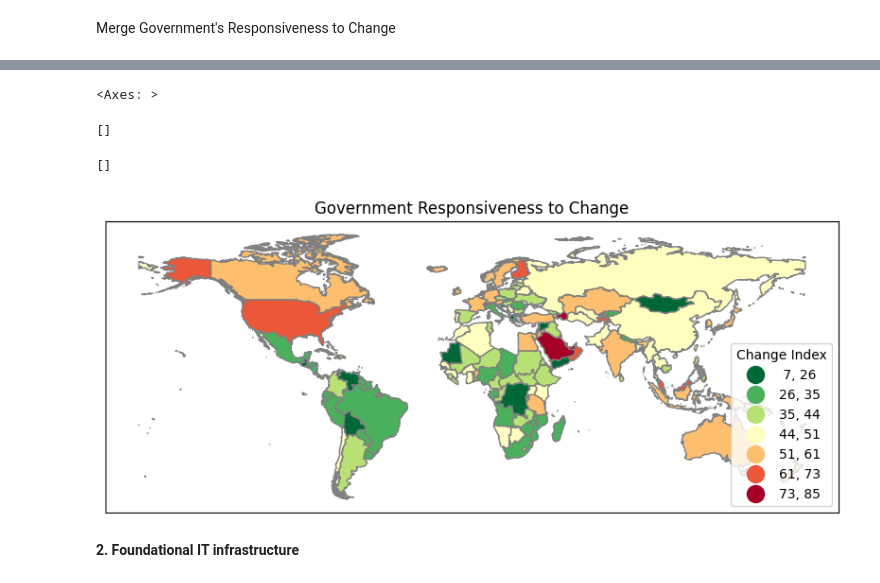
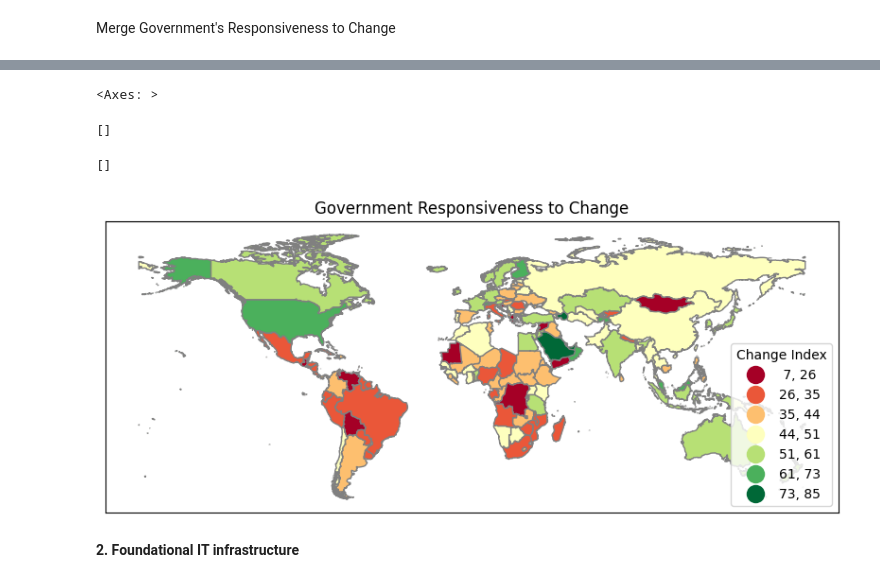
Before and after one commit to ojobo-tech/gisfordatascience, a Jupyter notebook: ps1_ai_adoption_map.ipynb, the cells around one changed output, grey strips where cells are left out. Cells and saved outputs as stored; diff of their text form; code cells hidden in the pictures.

```diff
--- a/ps1_ai_adoption_map.ipynb
+++ b/ps1_ai_adoption_map.ipynb
@@ -244,22 +435,22 @@ wd_map2 = pd.merge(wd_map, ai_readiness_indicators, on='Country', how='inner', i
 [179 rows x 2 columns]
 # %%
 fig, ax = plt.subplots(1, figsize=(10,20))
-wd_map2.plot(ax=ax,column='Government responsiveness to change',legend=True,cmap='RdYlGn_r',
+wd_map2.plot(ax=ax,column='Government responsiveness to change',legend=True,cmap='RdYlGn',
           scheme='natural_breaks',k=7, edgecolor='grey',linewidth=1,
           legend_kwds= {"fmt": "{:,.0f}",'loc':'lower right','markerscale':1.4})
 leg1 = ax.get_legend()
 leg1.set_title('''Change Index''')
 ax.title.set_text("Government Responsiveness to Change")
 ax.set_xticks([]) #kills xticks
 ax.set_yticks([]) #kills xticks
 #ax.set_xlabel('''source/definition: zillow.com/research/data''')
 #plt.savefig('fig.pdf',bbox_inches='tight') #,pad_inches=0.1, dpi=200, transparent=True #eps, jpeg, jpg, pdf, pgf, png, ps, raw, rgba, svg, svgz, tif, tiff
 #files.download('fig.pdf') #note can also right click fig and save image as
 # %% [output]
 <Axes: >
 []
 []
-[figure, old version]
+[figure, new version]
 # %% [markdown]
 **2. Foundational IT infrastructure**
 # %% [markdown]
```
Also changed, not shown: parts of 39 cells of this notebook.
